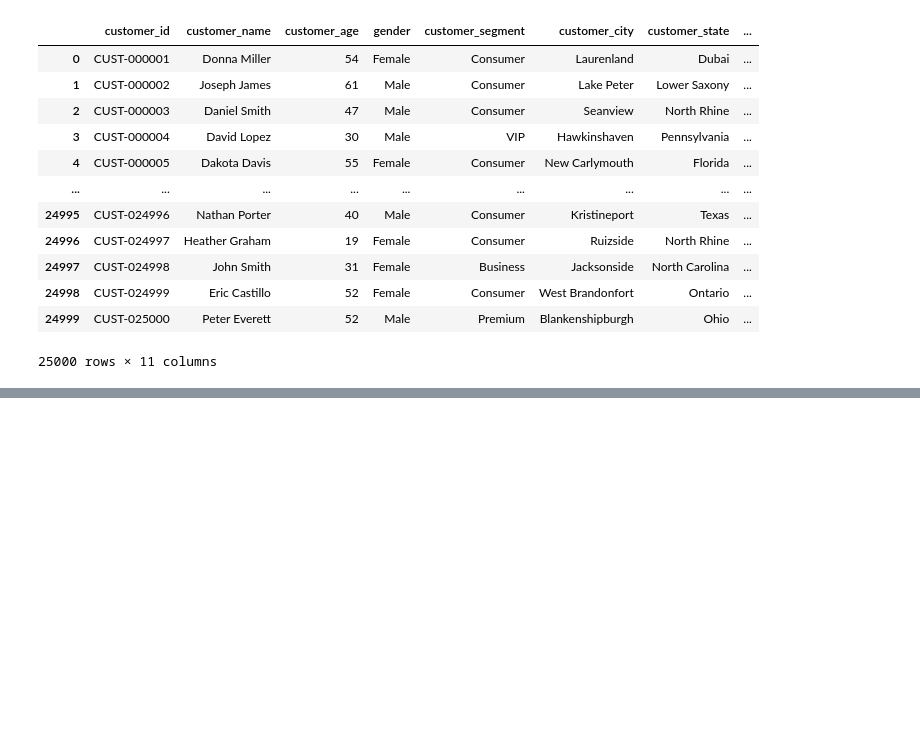
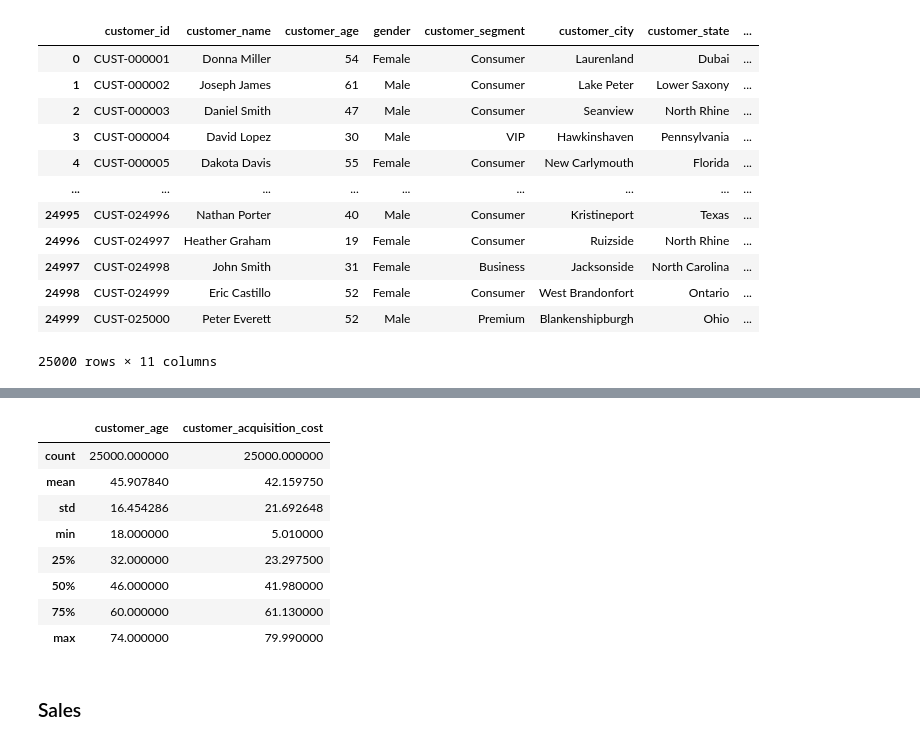
Before and after one commit to VictorOliBar/Python, a Jupyter notebook: E-Commerce_Sales_Analytics.ipynb, the cells around one changed output, grey strips where cells are left out. Drawn from its saved outputs; the diff is of its cells as text; code cells hidden in the pictures; blank space fills up the shorter version.

```diff
--- a/E-Commerce_Sales_Analytics.ipynb
+++ b/E-Commerce_Sales_Analytics.ipynb
@@ -128,0 +129,3 @@ A tipagem está correta, não temos registros de valores nulos presentes no df.
+# %%
+df_customer=df_customer.drop(columns='customer_postal_code')
+df_customer
@@ -128,0 +146,14 @@ A tipagem está correta, não temos registros de valores nulos presentes no df.
+# %%
+df_customer.describe()
+# %% [output]
+|  | customer_age | customer_acquisition_cost |
+| count | 25000.000000 | 25000.000000 |
+| mean | 45.907840 | 42.159750 |
+| std | 16.454286 | 21.692648 |
+| min | 18.000000 | 5.010000 |
+| 25% | 32.000000 | 23.297500 |
+| 50% | 46.000000 | 41.980000 |
+| 75% | 60.000000 | 61.130000 |
+| max | 74.000000 | 79.990000 |
+# %% [markdown]
+### Sales
```
Also changed, not shown: parts of 13 cells of this notebook.
